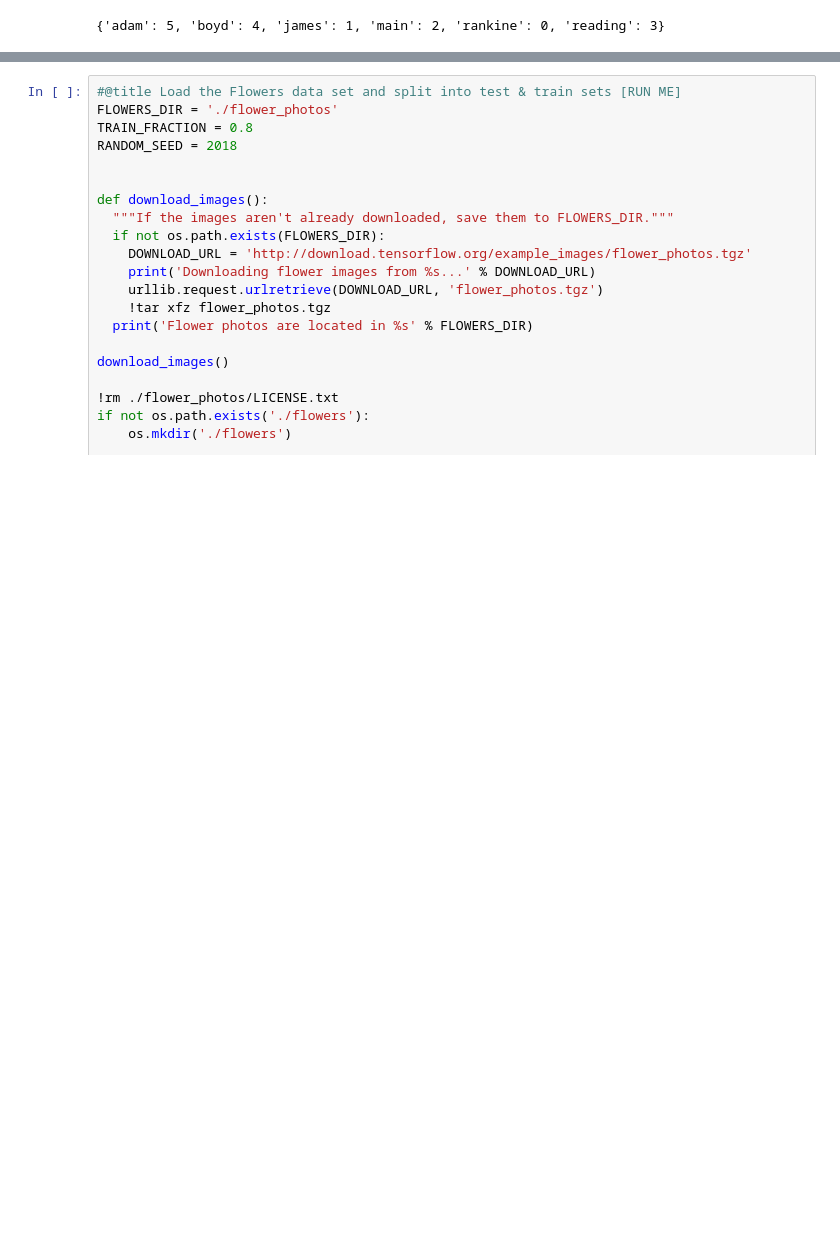
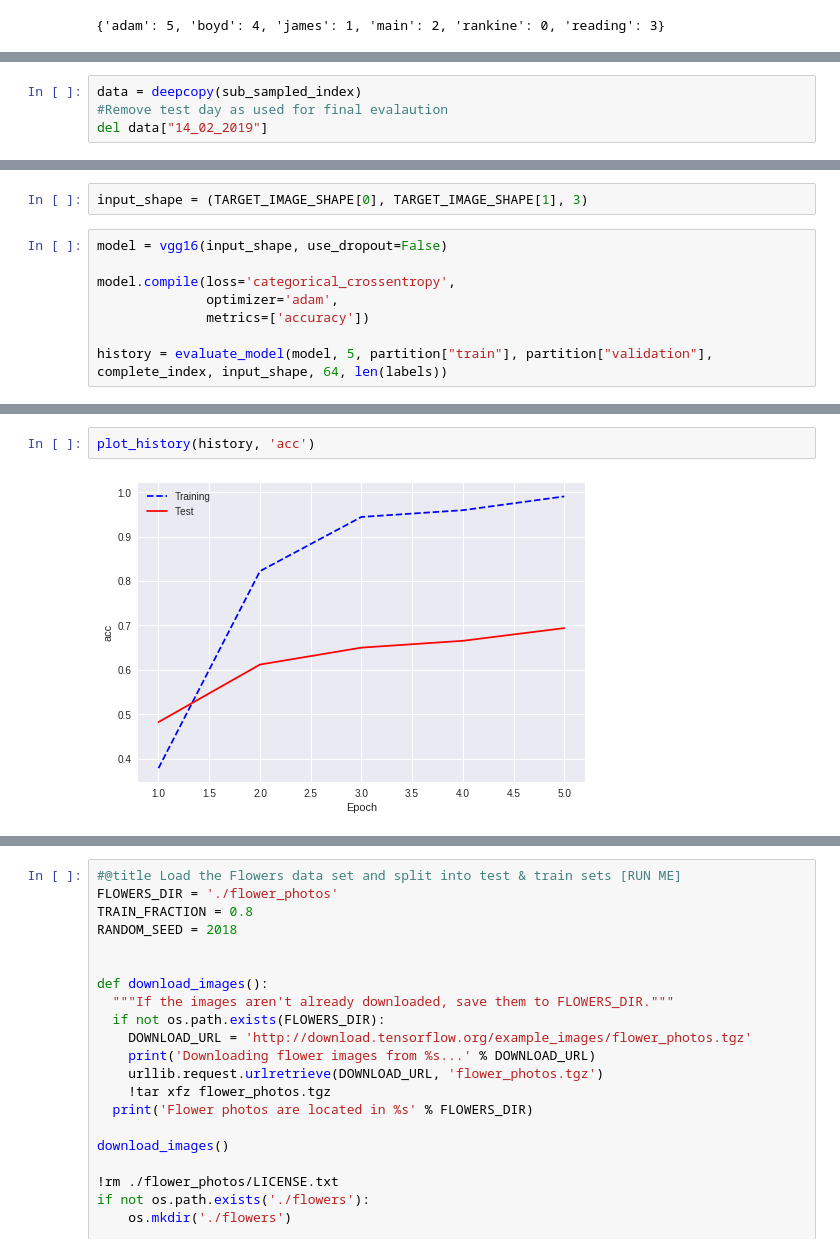
Before and after one commit to Andrew-Mackay/building_classifier, a Jupyter notebook: notebooks/AX-2019.ipynb, the cells around one changed output, grey strips where cells are left out. Drawn from its saved outputs; the diff is of its cells as text; blank space fills up the shorter version.

```diff
--- a/notebooks/AX-2019.ipynb
+++ b/notebooks/AX-2019.ipynb
@@ -500,0 +651,4 @@ plt.plot(history.history["acc"])
+# %%
+data = deepcopy(sub_sampled_index)
+#Remove test day as used for final evalaution
+del data["14_02_2019"]
@@ -500,0 +768,10 @@ plt.plot(history.history["acc"])
+# %%
+input_shape = (TARGET_IMAGE_SHAPE[0], TARGET_IMAGE_SHAPE[1], 3)
+# %%
+model = vgg16(input_shape, use_dropout=False)
+
+model.compile(loss='categorical_crossentropy',
+              optimizer='adam',
+              metrics=['accuracy'])
+
+history = evaluate_model(model, 5, partition["train"], partition["validation"], complete_index, input_shape, 64, len(labels))
@@ -500,0 +789,4 @@ plt.plot(history.history["acc"])
+# %%
+plot_history(history, 'acc')
+# %% [output]
+[figure, added]
```
Also changed, not shown: parts of 67 cells of this notebook.
